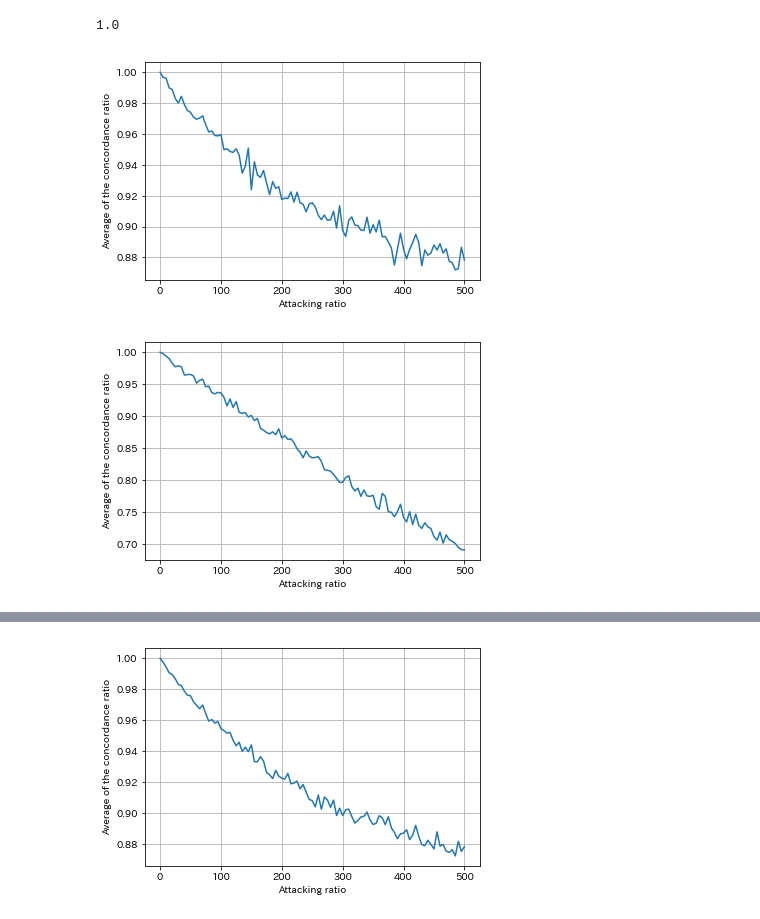
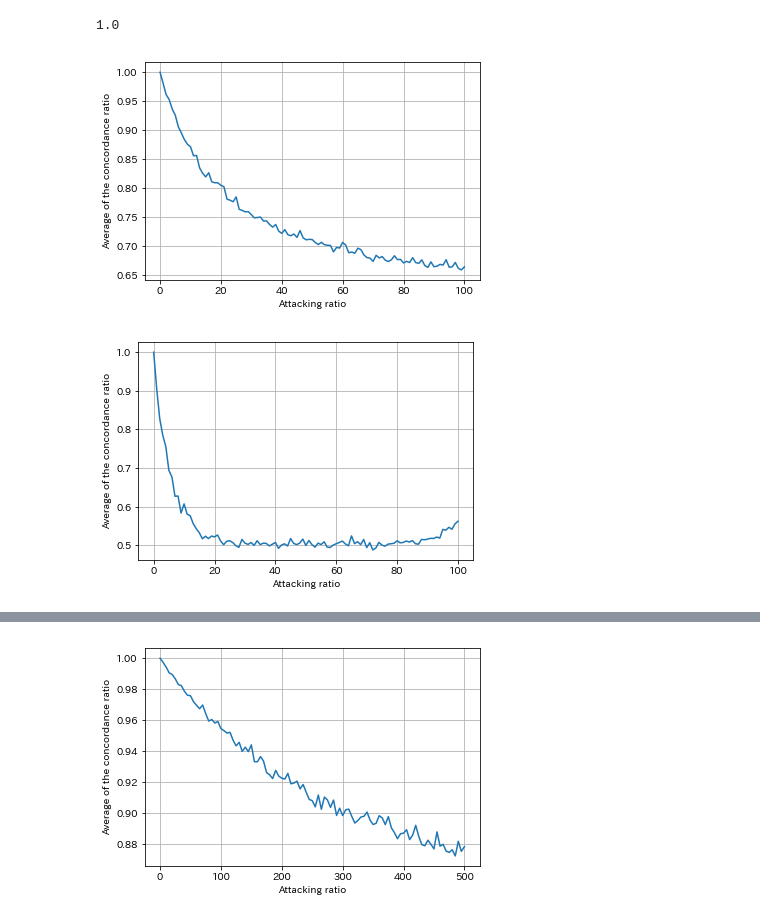
Before and after one commit to yuta1331/watermark, a Jupyter notebook: jupyter/attack_evaluation.ipynb, the cells around one changed output, grey strips where cells are left out. Drawn from its saved outputs; the diff is of its cells as text; code cells hidden in the pictures.

Commit message:
attack evaluation till attacking 100%

```diff
--- a/jupyter/attack_evaluation.ipynb
+++ b/jupyter/attack_evaluation.ipynb
@@ -43,13 +43,13 @@ attack_show_from_pickle('../result/attack_result.pkl', 'shuffle')
 'shuffle: '
 1.0
 # %%
-attack_show_from_pickle('../result/attack_result.pkl', 'add')
+attack_show_from_pickle('../result/attack_result_existin.pkl', 'add')
 # %% [output]
-[figure, old version]
+[figure, new version]
 # %%
-attack_show_from_pickle('../result/attack_result.pkl', 'del')
+attack_show_from_pickle('../result/attack_result_existin.pkl', 'del')
 # %% [output]
-[figure, old version]
+[figure, new version]
 # %%
 attack_show_from_pickle('../check.pkl')
 # %% [output]
```
Also changed, not shown: parts of 4 cells of this notebook, 2 other files.
